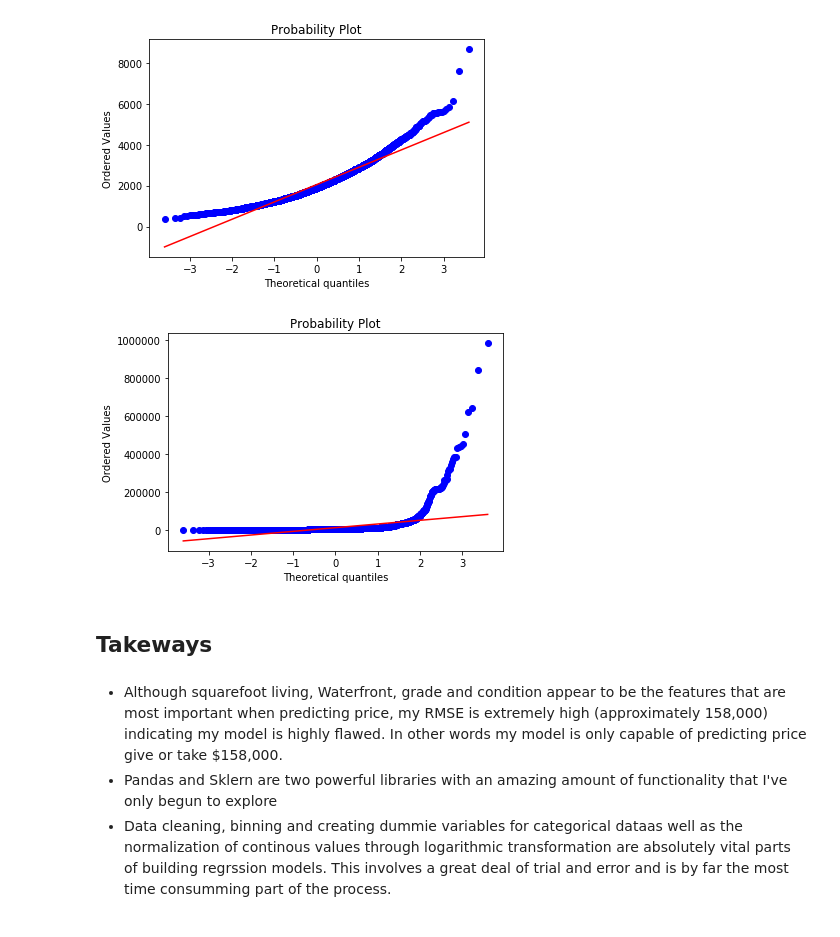
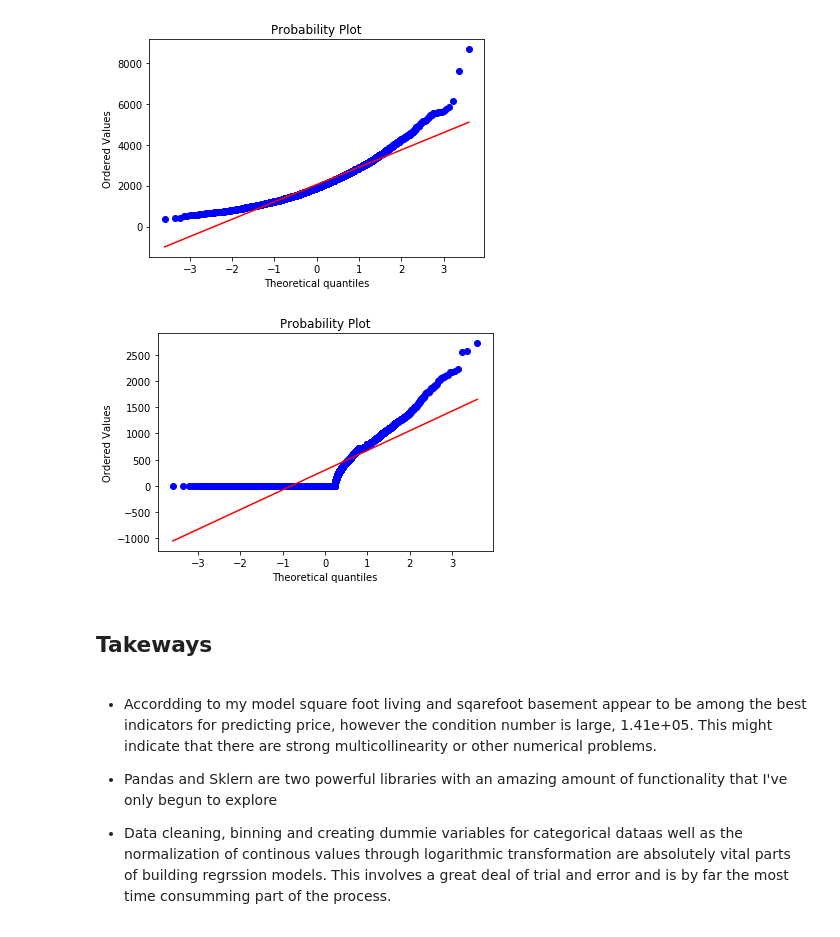
Before and after one commit to cjriggio/dsc-v2-mod1-final-project, a Jupyter notebook: project_1_chris_riggio.ipynb, the cells around one changed output. Cells and saved outputs as stored; diff of their text form; code cells hidden in the pictures.

```diff
--- a/project_1_chris_riggio.ipynb
+++ b/project_1_chris_riggio.ipynb
@@ -355,10 +355,10 @@ log_live15 = df_log["sqft_living15"]
 log_lat = df_log["lat"]
 log_long = df_log["long"]
 # %%
-#df["price"] = (log_price-min(log_price))/(max(log_price)-min(log_price))
-#df["long"] = (log_long-min(log_long))/(max(log_long)-min(log_long))
-#df["lat"]   = (log_lat-min(log_lat))/(max(log_lat)-min(log_lat))
-#df["sqft_lot"] = (log_lot-min(log_lot))/(max(log_lot)-min(log_lot))
+df["price"] = (log_price-min(log_price))/(max(log_price)-min(log_price))
+df["long"] = (log_long-min(log_long))/(max(log_long)-min(log_long))
+df["lat"]   = (log_lat-min(log_lat))/(max(log_lat)-min(log_lat))
+df["sqft_lot"] = (log_lot-min(log_lot))/(max(log_lot)-min(log_lot))
 
 df["sqft_living15"] = (log_live15-min(log_live15))/(max(log_live15)-min(log_live15))
 df["sqft_above"] = (log_above-min(log_above))/(max(log_above)-min(log_above))
@@ -376,4 +376,5 @@ y.head()
 # %%
 X = df.iloc[:, 2:]
-X = df.drop(['price', 'floors','bathrooms','bedrooms', 'grade', 'sqft_lot15', 'condition', 'yr_built', 'lat', 'long'], axis=1)
-X = pd.concat([X, bathrooms, bedrooms, grade, condition, lat, long, year_built], axis=1)
+X = df.drop(['price', 'floors','bathrooms','bedrooms', 'grade', 'condition', 'yr_built'], axis=1)
+X = pd.concat([X, bathrooms, bedrooms, grade, condition, year_built], axis=1)
+X.head()
@@ -380,2 +388,14 @@ X = pd.concat([X, bathrooms, bedrooms, grade, condition, lat, long, year_built],
 # %%
-X = X.drop(['bth_(1.5, 2.0]', 'con_2', 'bd_(2, 3]', 'bth_(2.0, 2.5]', 'lat_(47.467, 47.529]', 'lg_(-122.278, -122.158]', 'lg_(-121.797, -121.676]', 'lg_(-121.676, -121.556]', 'lg_(-121.556, -121.435]', 'yr_(1909.583, 1919.167]', 'yr_(1928.75, 1938.333]'], axis=1)
+#original regresson model that produced an r squared of 0.757 and a RMSE of 158,000
+
+#X = df.iloc[:, 2:]
+#X = df.drop(['price', 'floors','bathrooms','bedrooms', 'grade', 'sqft_lot15', 'condition', 'yr_built', 'lat', 'long'], axis=1)
+#X = pd.concat([X, bathrooms, bedrooms, grade, condition, lat, long, year_built], axis=1)
+#X = X.drop(['bth_(1.5, 2.0]', 'con_2', 'bd_(2, 3]', 'bth_(2.0, 2.5]', 'lat_(47.467, 47.529]', 'lg_(-122.278, -122.158]', 'lg_(-121.797, -121.676]', 'lg_(-121.676, -121.556]', 'lg_(-121.556, -121.435]', 'yr_(1909.583, 1919.167]', 'yr_(1928.75, 1938.333]'], axis=1)
+
+
+#reg = LinearRegression()
+#reg_model = reg.fit(X_train, y_train)
+#X_int = sm.add_constant(X)
+#model = sm.OLS(y,X_int).fit()
+#model.summary()
@@ -483,0 +537,12 @@ X.head()
+# %%
+X_train, X_test, y_train, y_test = train_test_split(X, y, test_size=0.20, random_state = 1)
+
+X_train_orig = X_train
+X_test_orig = X_test
+y_train_orig = y_train
+y_test_orig = y_test
+
+print (X_train.shape)
+print (X_test.shape)
+print (y_train.shape)
+print (y_test.shape)
@@ -556,12 +620,13 @@ stats.probplot(X_test['sqft_living'], plot=plt);
 # %% [output]
 [figure]
 # %%
-stats.probplot(X_test['sqft_lot'], plot=plt);
+stats.probplot(X_test['sqft_basement'], plot=plt);
 # %% [output]
-[figure, old version]
+[figure, new version]
 # %% [markdown]
 ##  Takeways
 # %% [markdown]
-+ Although squarefoot living, Waterfront, grade and condition appear to be the features that are most important when predicting price, my RMSE is extremely high (approximately 158,000) indicating my model is highly flawed. In other words my model is only capable of predicting price give or take $158,000.
++ Accordding to my model square foot living and sqarefoot basement appear to be among the best indicators for predicting price, however the condition number is large, 1.41e+05. This might indicate that there are strong multicollinearity or other numerical problems.
+
 + Pandas and Sklern are two powerful libraries with an amazing amount of functionality that I've only begun to explore
 + Data cleaning, binning and creating dummie variables for categorical dataas well as the normalization of continous values through logarithmic transformation are absolutely vital parts of building regrssion models. This involves a great deal of trial and error and is by far the most time consumming part of the process.
```
Also changed, not shown: parts of 18 cells of this notebook, 1 other file.
